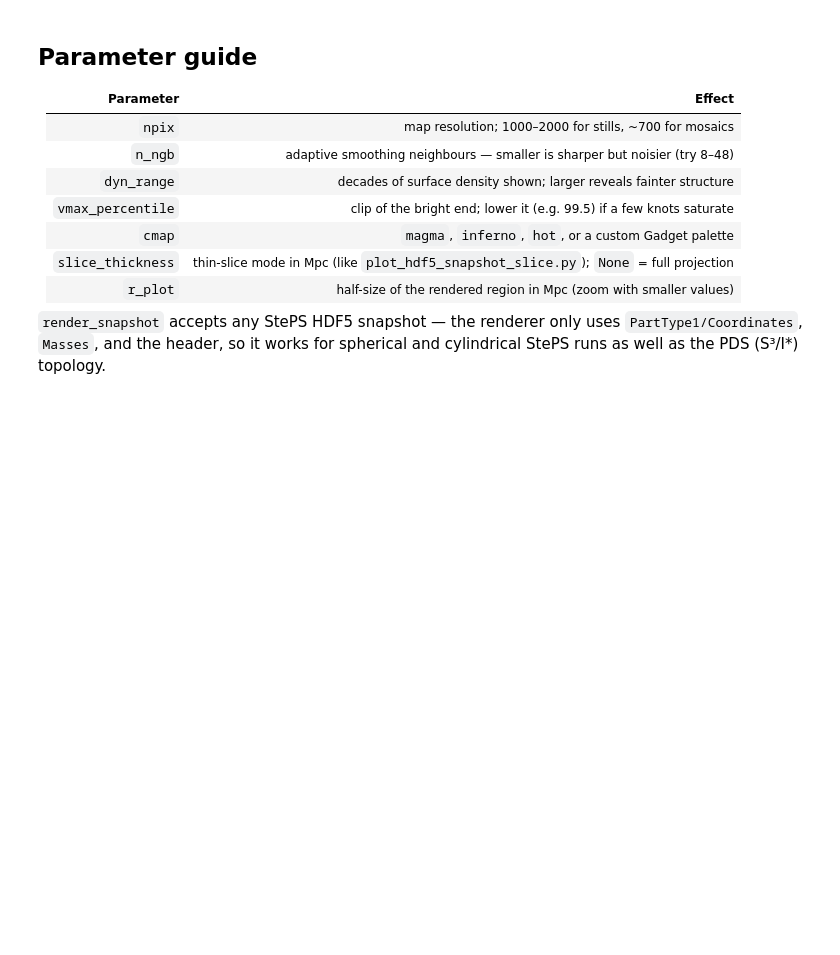
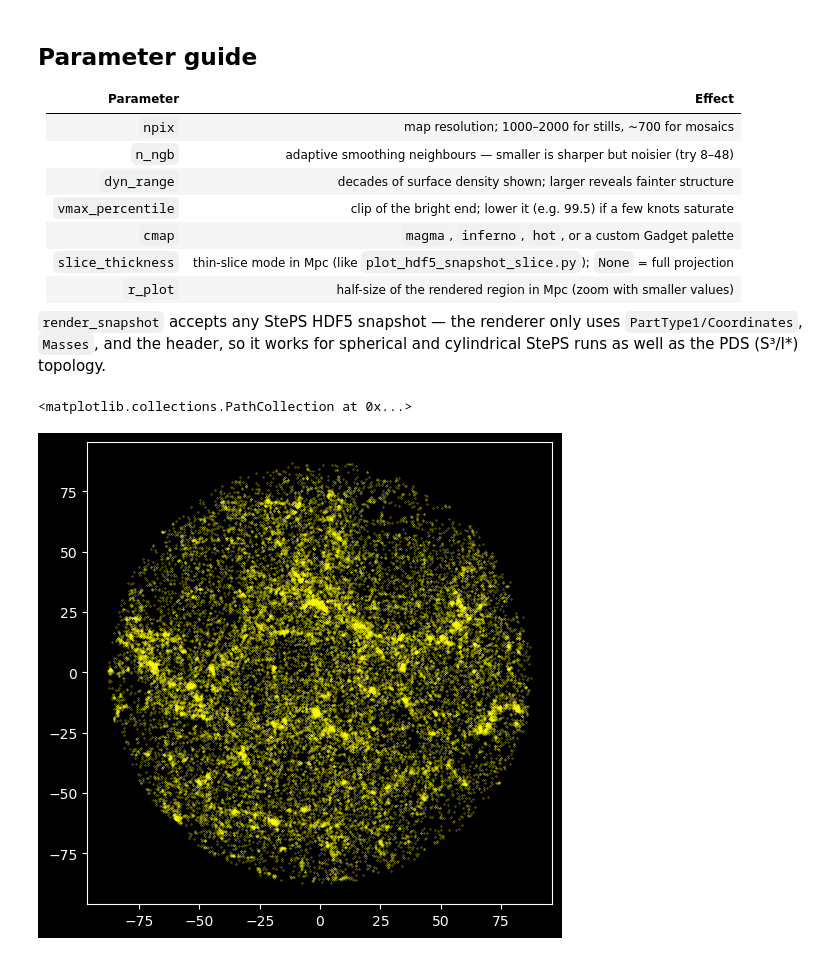
Before and after one commit to eltevo/StePS, a Jupyter notebook: tools/Visualization/PDS_Millennium_View.ipynb, the cells around one changed output. Saved outputs shown, nothing was run; the diff lists cells and outputs as text; code cells hidden in the pictures; blank space fills up the shorter version.

```diff
--- a/tools/Visualization/PDS_Millennium_View.ipynb
+++ b/tools/Visualization/PDS_Millennium_View.ipynb
@@ -172,3 +172,23 @@ Wrote /scratch/csabai/test128_fix/renders/evolution.gif (11 frames)
 `render_snapshot` accepts any StePS HDF5 snapshot — the renderer only uses
 `PartType1/Coordinates`, `Masses`, and the header, so it works for spherical
 and cylindrical StePS runs as well as the PDS (S³/I\*) topology.
+# %%
+t = load_snapshot(Path('/scratch/csabai/test256disc/snapshot_0010.hdf5'))
+t_center_slice = t['pos']#[np.abs(t['pos'][:, 2]) < 80]
+# 80 mpc radius slice in the XY plane, centered at Z=0
+t_center_slice = t_center_slice[np.linalg.norm(t_center_slice[:, :], axis=1) < 87.8]
+# load T3 snapshot from /scratch/csabai/testCubic128/snapshot_0010.hdf5
+#t2 = load_snapshot(Path('/scratch/csabai/testCubic128/snapshot_0010.hdf5'))
+#t2 = load_snapshot(Path('/scratch/csabai/test128/snapshot_0010.hdf5'))
+#t2 = load_snapshot(Path('/scratch/csabai/testSphere/snapshot_0002.hdf5'))
+#t2_center_slice = t2['pos']
+#t2_center_slice = t2_center_slice[np.linalg.norm(t2_center_slice[:, :], axis=1) < 87.8]
+#2_center_slice = t2['pos'][np.abs(t2['pos'][:, 0]) < 80]
+#t2_center_slice = t2_center_slice[np.linalg.norm(t2_center_slice[:, 1:], axis=1) < 80]
+# %%
+plt.style.use('dark_background')
+plt.figure(figsize=(6, 6))
+plt.scatter(t_center_slice[:, 0], t_center_slice[:, 1], s=0.05, c='yellow')
+# %% [output]
+<matplotlib.collections.PathCollection at 0x...>
+[figure, added]
```
Also changed, not shown: parts of 10 cells of this notebook, 17 other files.
